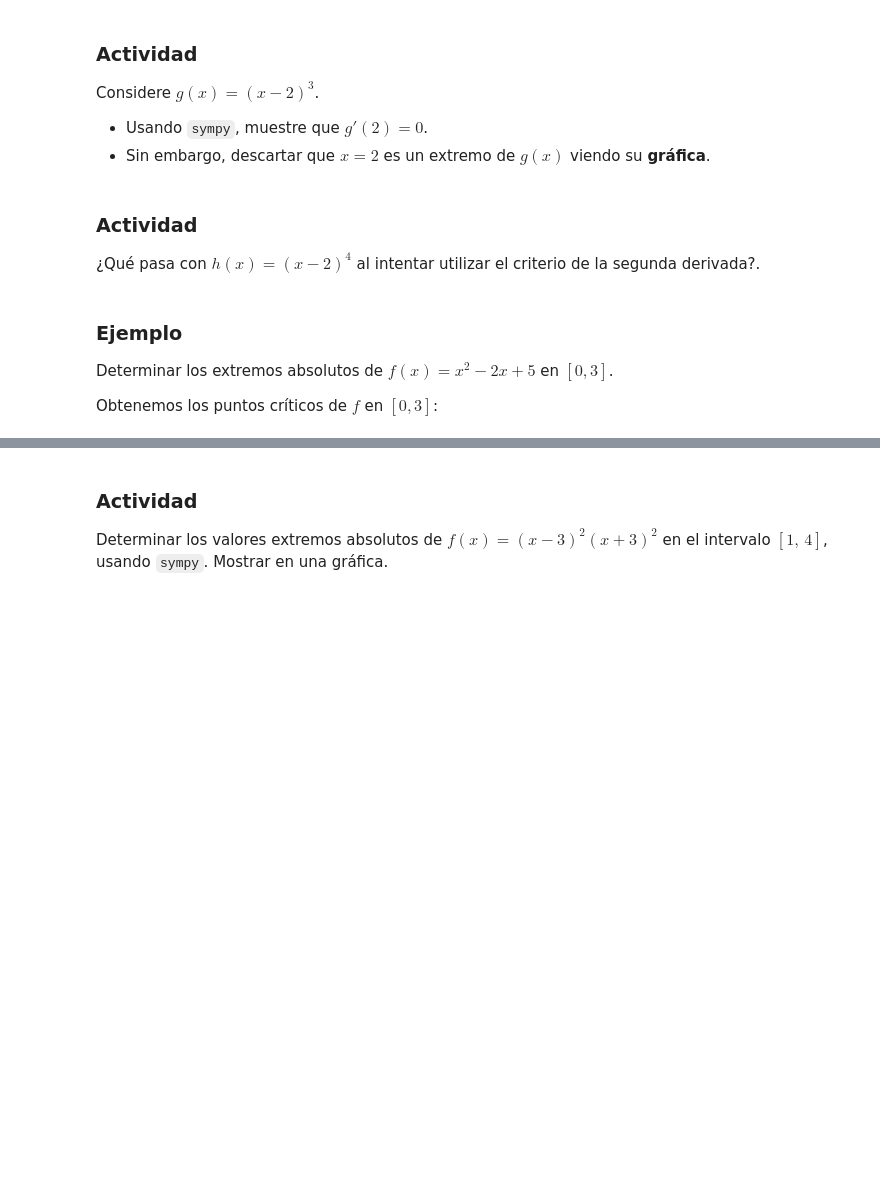
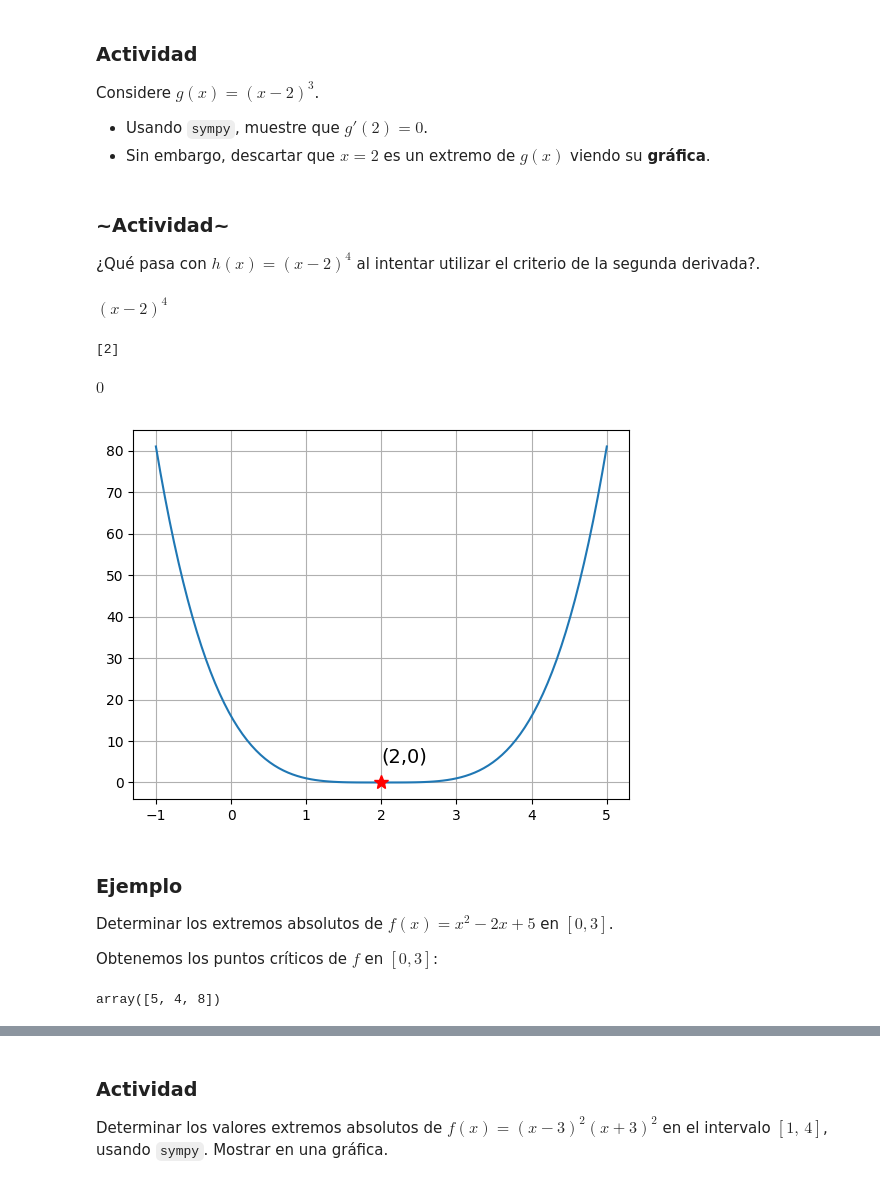
Before and after one commit to ArellanoMCarlos/SimMatO2025, a Jupyter notebook: Módulo 1 - Optimización/SymPy - Funciones escalares.ipynb, the cells around one changed output, grey strips where cells are left out. Drawn from its saved outputs; the diff is of its cells as text; code cells hidden in the pictures; blank space fills up the shorter version.

Commit message:
Uso de SymPy para optimización

```diff
--- a/Módulo 1 - Optimización/SymPy - Funciones escalares.ipynb
+++ b/Módulo 1 - Optimización/SymPy - Funciones escalares.ipynb
@@ -71,0 +74,5 @@ $$f(x)=(x-2)^2\geq0,\qquad\text{y}\qquad f(x)=(x-2)^2=0 \qquad\text{si y solo si
+# %%
+# Paso 1
+x = sym.var('x')
+f = (x-2)**2
+f
@@ -71,0 +136,4 @@ $$f(x)=(x-2)^2\geq0,\qquad\text{y}\qquad f(x)=(x-2)^2=0 \qquad\text{si y solo si
+# %%
+# Criterio de optimización
+def f(x):
+  return (x-2)**2
@@ -77,4 +199,4 @@ Considere $g(x)=(x-2)^3$.
 # %% [markdown]
-### Actividad
+### ~Actividad~
 
 ¿Qué pasa con $h(x)=(x-2)^4$ al intentar utilizar el criterio de la segunda derivada?.
@@ -81,3 +208,33 @@ Considere $g(x)=(x-2)^3$.
+# %%
+# Definimos la variable simbólica y la función
+x=sym.var('x')
+def h(x):         # Usando el entorno 'def', 'h' acepta argumentos simbólicos, numéricos y arreglos de numpy
+  return (x-2)**4
+
+h(x)
+# %% [output]
+$\displaystyle \left(x - 2\right)^{4}$
+# %%
+dh=h(x).diff() # Derivamos el resultado que nos regresa la función
+c=sym.solve(dh,x) # Encontramos los puntos críticos
+c
+# %% [output]
+[2]
+# %%
+ddh=dh.diff() # Evaluamos la segunda derivada
+ddh.subs(x,c[0]) # El criterio de la segunda derivada es no concluyente
+# %% [output]
+$\displaystyle 0$
+# %%
+# Entonces, graficamos
+x_num=np.linspace(-1,5,100)   # Rango de la gráfica en +-3 del punto crítico
+y_num=h(x_num)
+plt.plot(x_num,y_num)
+plt.plot(c[0],h(c[0]),'r*',ms=10)
+plt.text(c[0],h(c[0])+5,f'({c[0]},{h(c[0])})',fontsize=14) # Argumentos de 'text': coordenadas en 'x' y 'y', texto, atributos del texto. En este caso estamos usando texto con formato donde se incluyen las variables entre llaves -> {var}, para que en el texto tome el valor de ésta.
+plt.grid()
+# %% [output]
+[figure, added]
 # %% [markdown]
 ### Ejemplo
 
@@ -86,0 +254,4 @@ Obtenemos los puntos críticos de $f$ en $\left[0,3\right]$:
+# %%
+f(puntos)
+# %% [output]
+array([5, 4, 8])
```
Also changed, not shown: parts of 48 cells of this notebook.
